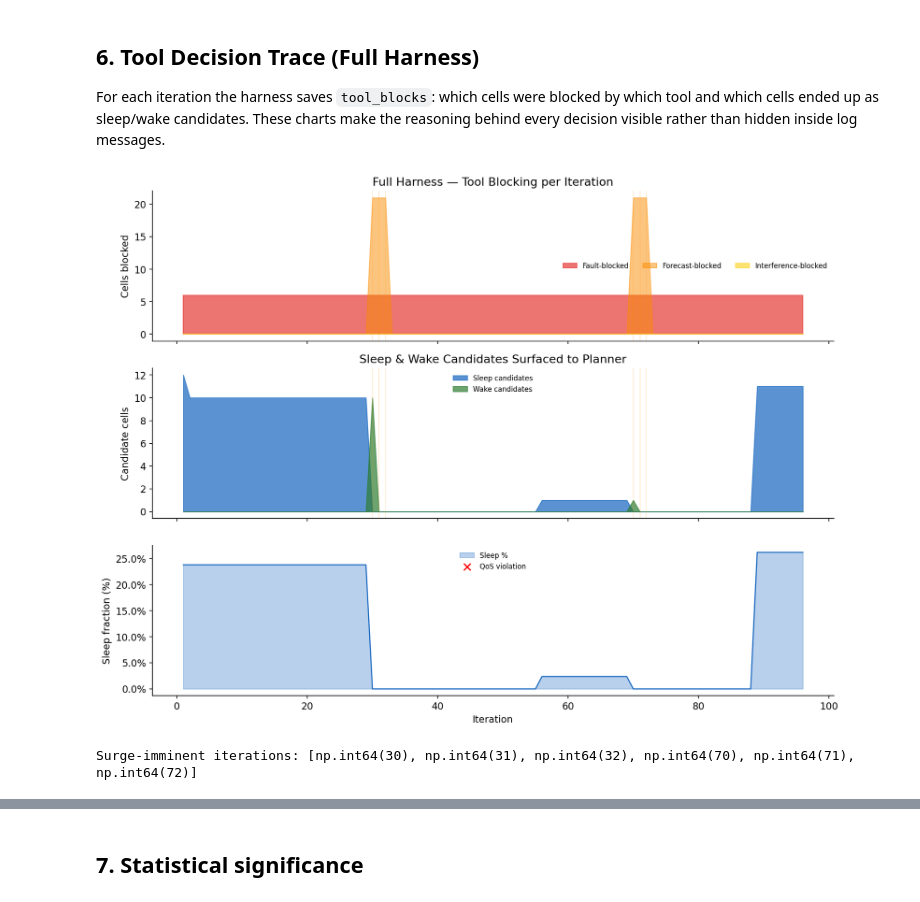
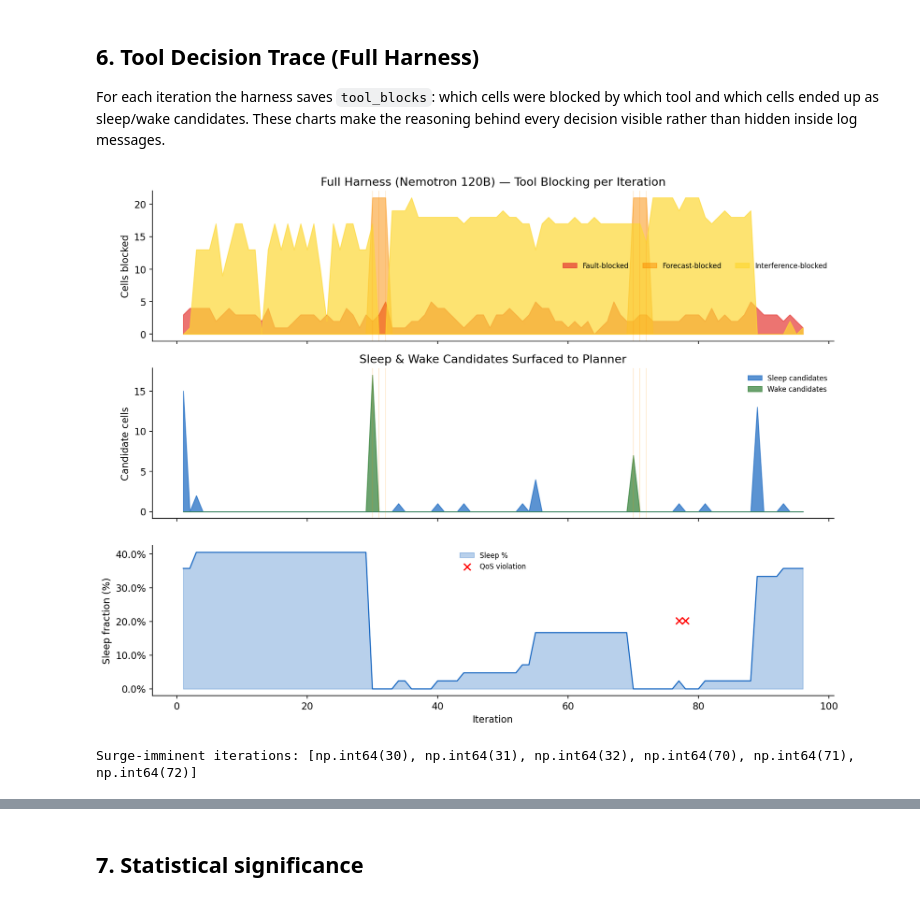
Before and after one commit to athpra/ran-energy-agentharness, a Jupyter notebook: analysis/results.ipynb, the cells around one changed output, grey strips where cells are left out. Saved outputs shown, nothing was run; the diff lists cells and outputs as text; code cells hidden in the pictures.

```diff
--- a/analysis/results.ipynb
+++ b/analysis/results.ipynb
@@ -158,30 +158,20 @@ if DEMO_MODE:
 # %%
 # ── Normalise columns that may be absent in real results ──────────────────────
 
-QOS_VIOLATION_THRESHOLD_MBPS = 3.0
+QOS_VIOLATION_THRESHOLD_MBPS = 5.0  # operator intent
 
 
 def extract_sleep_fraction(row):
-    if 'sleep_fraction' in row and pd.notna(row['sleep_fraction']):
-        return row['sleep_fraction']
     post = row.get('post_kpis', {})
     if isinstance(post, dict) and post:
         if 'sleeping_cells' in post and 'total_cells' in post:
             tc = post['total_cells']
             return post['sleeping_cells'] / tc if tc > 0 else 0.0
-        sleeps = [v.get('sleep_state', 0) for v in post.values() if isinstance(v, dict)]
-        if sleeps:
-            return sum(sleeps) / len(sleeps)
-    approved = row.get('approved_actions', [])
-    if isinstance(approved, list):
-        n_sleep = sum(1 for a in approved if isinstance(a, dict) and a.get('action') == 'sleep')
-        tc = (row.get('post_kpis') or {}).get('total_cells', 42)
-        return n_sleep / tc if tc > 0 else 0.0
-    return 0.0
+    # post_kpis is empty for no-action iterations; return NaN so ffill can fill it
+    return np.nan
 
 
 def extract_avg_throughput(row):
-    """Extract average post-action throughput from post_kpis."""
     if 'mean_throughput_mbps' in row and pd.notna(row['mean_throughput_mbps']):
         return row['mean_throughput_mbps']
     post = row.get('post_kpis', {})
@@ -202,7 +192,6 @@ def extract_avg_throughput(row):
 
 
 def extract_qos_violated(row):
-    """Flag iterations where aggregate throughput drops below the operator intent threshold."""
     if 'qos_violated' in row and pd.notna(row['qos_violated']):
         return int(row['qos_violated'])
     tp = extract_avg_throughput(row)
@@ -212,17 +201,28 @@ def extract_qos_violated(row):
 
 
 df = df_raw.copy()
-df['sleep_fraction']     = df.apply(extract_sleep_fraction, axis=1)
+df['sleep_fraction']      = df.apply(extract_sleep_fraction, axis=1)
 df['avg_throughput_mbps'] = df.apply(extract_avg_throughput, axis=1)
-df['qos_violated']       = df.apply(extract_qos_violated, axis=1)
-df['approval_rate']      = np.where(
+df['qos_violated']        = df.apply(extract_qos_violated, axis=1)
+df['approval_rate']       = np.where(
     df['n_proposed'] > 0,
     df['n_approved'] / df['n_proposed'],
     np.nan
 )
+
+# Forward-fill sleep_fraction and avg_throughput within each condition:
+# when no actions are taken the harness skips sim_apply so post_kpis is empty —
+# the network state is unchanged, so the previous iteration's values carry forward.
+df = df.sort_values(['condition', 'iteration'])
+for col in ['sleep_fraction', 'avg_throughput_mbps']:
+    df[col] = df.groupby('condition')[col].transform(
+        lambda s: s.ffill().fillna(0.0)
+    )
+
 df['is_main_condition'] = df['condition'].isin(CONDITION_ORDER)
-
 df_main = df[df['is_main_condition']].copy()
 print('Conditions in dataset:', df['condition'].unique().tolist())
-print(df_main.groupby('condition')[['sleep_fraction','avg_throughput_mbps','approval_rate']].mean().round(3))
+print(df_main.groupby('condition')[['sleep_fraction','avg_throughput_mbps','qos_violated']].agg(
+    {'sleep_fraction': 'mean', 'avg_throughput_mbps': 'mean', 'qos_violated': 'sum'}
+).round(3))
 # %% [output]
@@ -365,7 +417,7 @@ plt.show()
 ## 4. Decision quality
 # %%
 # ── Approval rate (only meaningful for LLM conditions with a validator) ───────
-_all_llm_conds = ['baseline_digital_twin_vtzcycle', 'full_harness_vtzcycle']
+_all_llm_conds = ['baseline_digital_twin_vtzcycle', 'full_harness_vtzcycle__nemotron-3-super-120b-a12b']
 dec_stats = (
     df_main[df_main['condition'].isin(_all_llm_conds) & df_main['n_proposed'].gt(0)]
     .groupby('condition')[['approval_rate', 'n_proposed', 'n_rejected']]
@@ -484,7 +541,7 @@ and which cells ended up as sleep/wake candidates. These charts make the reasoni
 every decision visible rather than hidden inside log messages.
 # %%
 # ── 6a. Per-iteration tool blocking timeline ──────────────────────────────────
-df_fh = df[df['condition'] == 'full_harness_vtzcycle'].copy().sort_values('iteration')
+df_fh = df[df['condition'] == 'full_harness_vtzcycle__nemotron-3-super-120b-a12b'].copy().sort_values('iteration')
 
 has_blocks = (
     'tool_blocks' in df_fh.columns
@@ -522,40 +579,40 @@ else:
     for xs in iters[df_fh['surge_imminent'].values.astype(bool)]:
         ax.axvline(xs, color='#fb8c00', linewidth=0.4, alpha=0.4)
     ax.set_ylabel('Cells blocked')
-    ax.set_title('Full Harness — Tool Blocking per Iteration')
+    ax.set_title('Full Harness (Nemotron 120B) — Tool Blocking per Iteration')
     ax.legend(fontsize=8, frameon=False, ncol=3)
 
     # — Panel 2: sleep / wake candidates ————————————————————————————————————
     ax = axes[1]
     ax.fill_between(iters, df_fh['n_sleep_candidates'], alpha=0.7, label='Sleep candidates', color='#1565c0')
     ax.fill_between(iters, df_fh['n_wake_candidates'],  alpha=0.7, label='Wake candidates',  color='#2e7d32')
     for xs in iters[df_fh['surge_imminent'].values.astype(bool)]:
         ax.axvline(xs, color='#fb8c00', linewidth=0.4, alpha=0.4)
     ax.set_ylabel('Candidate cells')
     ax.set_title('Sleep & Wake Candidates Surfaced to Planner')
     ax.legend(fontsize=8, frameon=False)
 
     # — Panel 3: QoS violations alongside sleep fraction ————————————————————
     ax = axes[2]
     ax2 = ax.twinx()
     ax.fill_between(iters, df_fh['sleep_fraction'] * 100, alpha=0.3, color='#1565c0', label='Sleep %')
     ax.plot(iters,          df_fh['sleep_fraction'] * 100, color='#1565c0', linewidth=1.2)
     viol_iters = iters[df_fh['qos_violated'].values.astype(bool)]
     ax2.scatter(viol_iters, [1] * len(viol_iters), marker='x', color='red', s=60, zorder=4, label='QoS violation')
     ax.set_xlabel('Iteration')
     ax.set_ylabel('Sleep fraction (%)')
     ax2.set_yticks([])
     ax.yaxis.set_major_formatter(mticker.PercentFormatter())
     lines1, labels1 = ax.get_legend_handles_labels()
     lines2, labels2 = ax2.get_legend_handles_labels()
     ax.legend(lines1 + lines2, labels1 + labels2, fontsize=8, frameon=False)
 
     plt.tight_layout()
     plt.savefig(PROJECT_ROOT / 'analysis' / 'fig_tool_trace.pdf', bbox_inches='tight')
     plt.show()
     print(f'Surge-imminent iterations: {list(iters[df_fh["surge_imminent"].values.astype(bool)])}')
 # %% [output]
-[figure, old version]
+[figure, new version]
 Surge-imminent iterations: [np.int64(30), np.int64(31), np.int64(32), np.int64(70), np.int64(71), np.int64(72)]
 # %%
 # ── 6b. Decision trace table around surge transitions ────────────────────────
```
Also changed, not shown: parts of 16 cells of this notebook.
